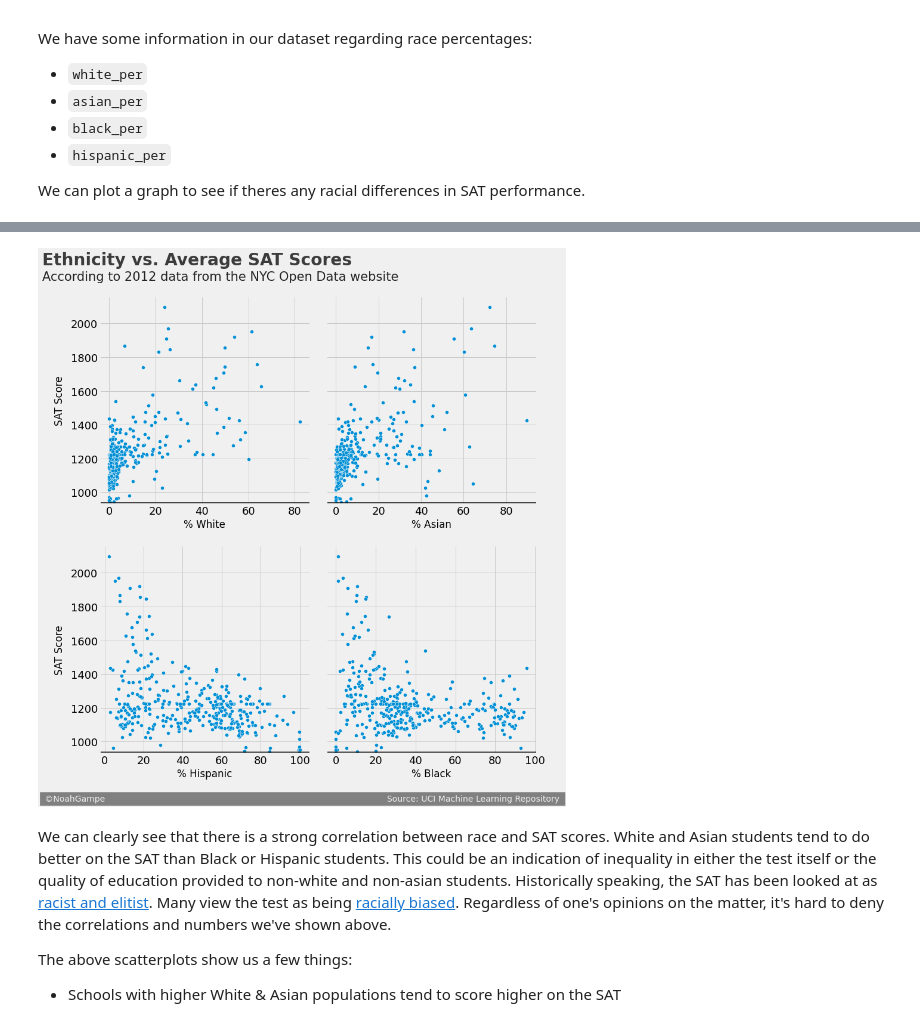
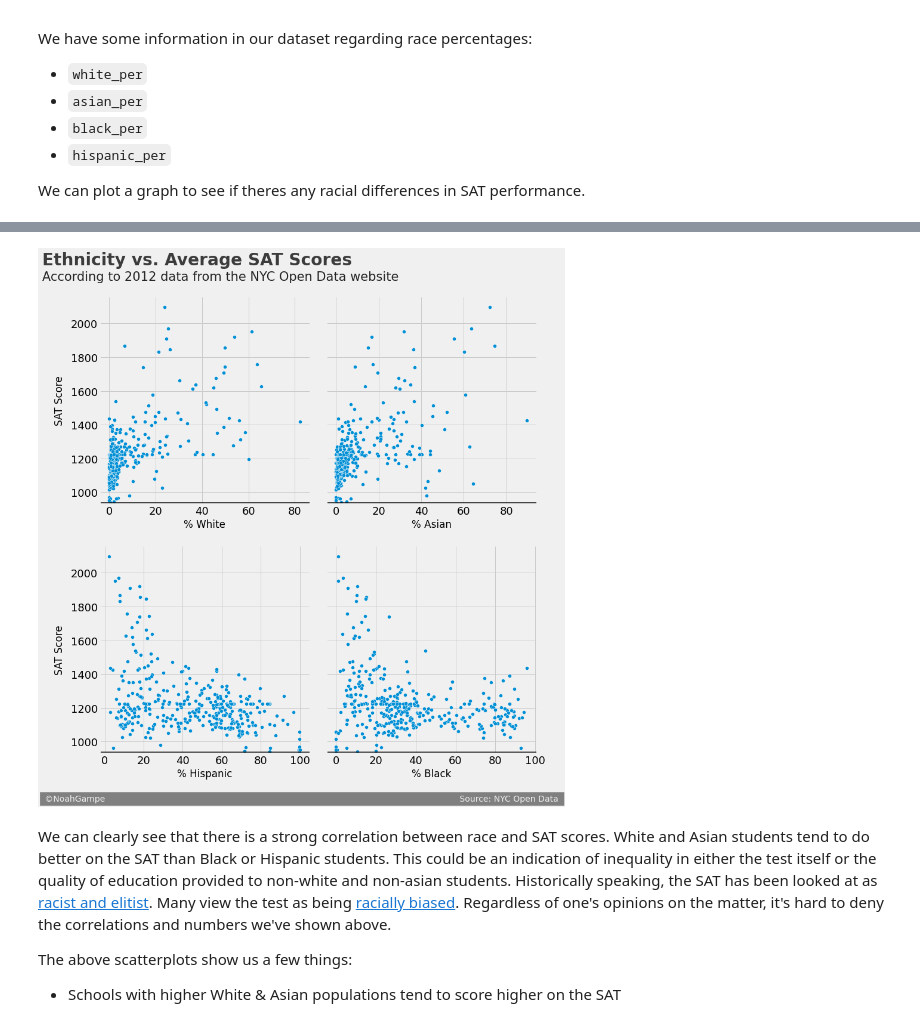
Before and after one commit to noah-kg/cleaning-and-analyzing-NYC-SAT-data, a Jupyter notebook: NYC SAT Data.ipynb, the cells around one changed output, grey strips where cells are left out. Saved outputs shown, nothing was run; the diff lists cells and outputs as text; code cells hidden in the pictures.

Commit message:
fixed source for signature bar on all visualizations

```diff
--- a/NYC SAT Data.ipynb
+++ b/NYC SAT Data.ipynb
@@ -806,35 +807,35 @@ def plot_multi_scatter(df, col1, col2, col3, col4):
         ax = sns.scatterplot(data=df, x=col, y='sat_score')
 
         #lines, labels, & limits
         lower_ylim = df['sat_score'].min() * 1.05
         ax.set_ylim(lower_ylim,None)
         ax.set_xlabel(labels[i])
         ax.set_ylabel('SAT Score', labelpad=10)
         ax.axhline(y=lower_ylim+5, color='black', linewidth=3, alpha=.7)
         ax.tick_params(labelsize=18)
         ax.spines['right'].set_visible(False)
         ax.spines['top'].set_visible(False)
 
         if i != 0 and i != 2:
             ax.yaxis.label.set_visible(False)
             ax.tick_params(labelleft=False)
 
     #title & subtitle
     title = f'Ethnicity vs. Average SAT Scores'
     sub = 'According to 2012 data from the NYC Open Data website'
     fig.text(0.01,1.03, s=title, fontsize=28, weight='bold', alpha=.75, transform=fig.transFigure)
     fig.text(0.01,1., s=sub, fontsize=21, alpha=.85, transform=fig.transFigure)
 
     #signature bar
     fig.text(x=0.01, y=-0.01,
-            s=' ©NoahGampe' + ' '*105 + 'Source: UCI Machine Learning Repository ',
+            s=' ©NoahGampe' + ' '*132 + 'Source: NYC Open Data ',
             fontsize=14, color='#f0f0f0', backgroundcolor='grey', transform=fig.transFigure)
 
     plt.show()
 
 plot_multi_scatter(combined, 'white_per', 'asian_per', 'hispanic_per', 'black_per')
 # %% [output]
-[figure, old version]
+[figure, new version]
 # %% [markdown]
 We can clearly see that there is a strong correlation between race and SAT scores. White and Asian students tend to do better on the SAT than Black or Hispanic students. This could be an indication of inequality in either the test itself or the quality of education provided to non-white and non-asian students. Historically speaking, the SAT has been looked at as [racist and elitist](https://www.teenvogue.com/story/the-history-of-the-sat-is-mired-in-racism-and-elitism). Many view the test as being [racially biased](https://www.nea.org/advocating-for-change/new-from-nea/racist-beginnings-standardized-testing). Regardless of one's opinions on the matter, it's hard to deny the correlations and numbers we've shown above.
 
```
Also changed, not shown: parts of 14 cells of this notebook.
